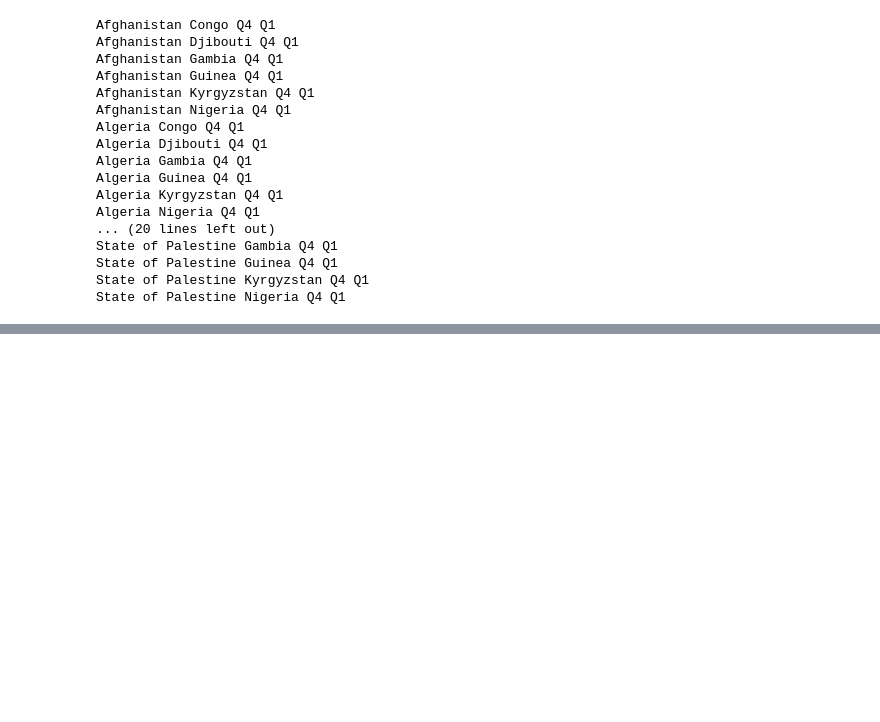
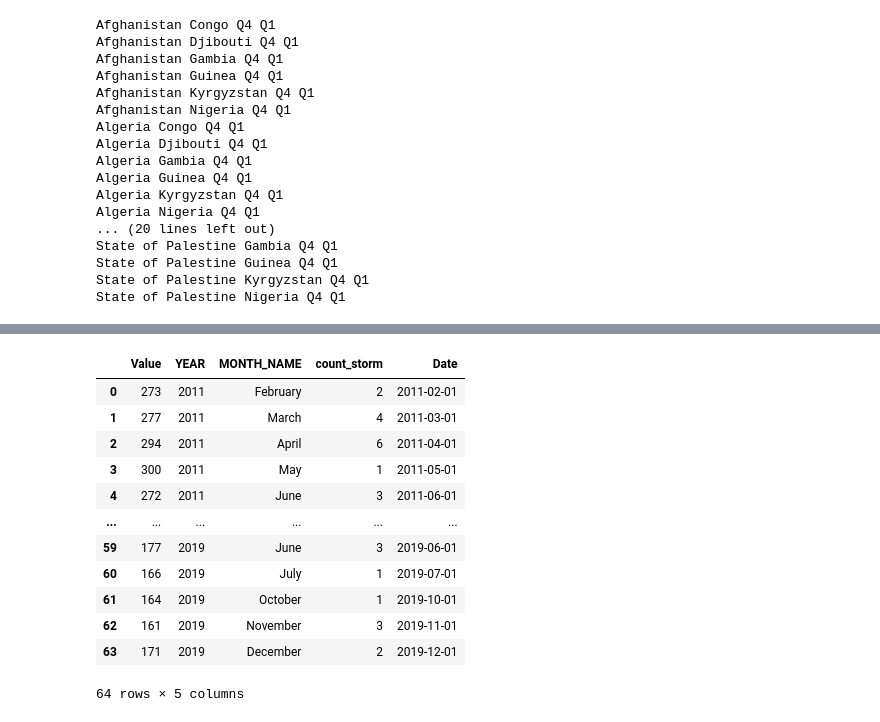
Before and after one commit to DarshanPangare/2021Fall_finals, a Jupyter notebook: FinalProject.ipynb, the cells around one changed output, grey strips where cells are left out. Cells and saved outputs as stored; diff of their text form; code cells hidden in the pictures; blank space fills up the shorter version.

```diff
--- a/FinalProject.ipynb
+++ b/FinalProject.ipynb
@@ -215,0 +298,3 @@ State of Palestine Nigeria Q4 Q1
+# %%
+crop_df = crop_data[['Year','Months','Value']]
+crop_df
@@ -215,0 +315,3 @@ State of Palestine Nigeria Q4 Q1
+# %%
+result_df = crop_df.merge(storm_df_grouped, how='inner',
+                          left_on = ['Year','Months'], right_on = ['YEAR','MONTH_NAME'])
@@ -215,0 +326,17 @@ State of Palestine Nigeria Q4 Q1
+# %%
+result_df = result_df.sort_values('Date')
+result_df
+# %% [output]
+|  | Value | YEAR | MONTH_NAME | count_storm | Date |
+| 0 | 273 | 2011 | February | 2 | 2011-02-01 |
+| 1 | 277 | 2011 | March | 4 | 2011-03-01 |
+| 2 | 294 | 2011 | April | 6 | 2011-04-01 |
+| 3 | 300 | 2011 | May | 1 | 2011-05-01 |
+| 4 | 272 | 2011 | June | 3 | 2011-06-01 |
+| ... | ... | ... | ... | ... | ... |
+| 59 | 177 | 2019 | June | 3 | 2019-06-01 |
+| 60 | 166 | 2019 | July | 1 | 2019-07-01 |
+| 61 | 164 | 2019 | October | 1 | 2019-10-01 |
+| 62 | 161 | 2019 | November | 3 | 2019-11-01 |
+| 63 | 171 | 2019 | December | 2 | 2019-12-01 |
+64 rows × 5 columns
```
Also changed, not shown: parts of 23 cells of this notebook.
